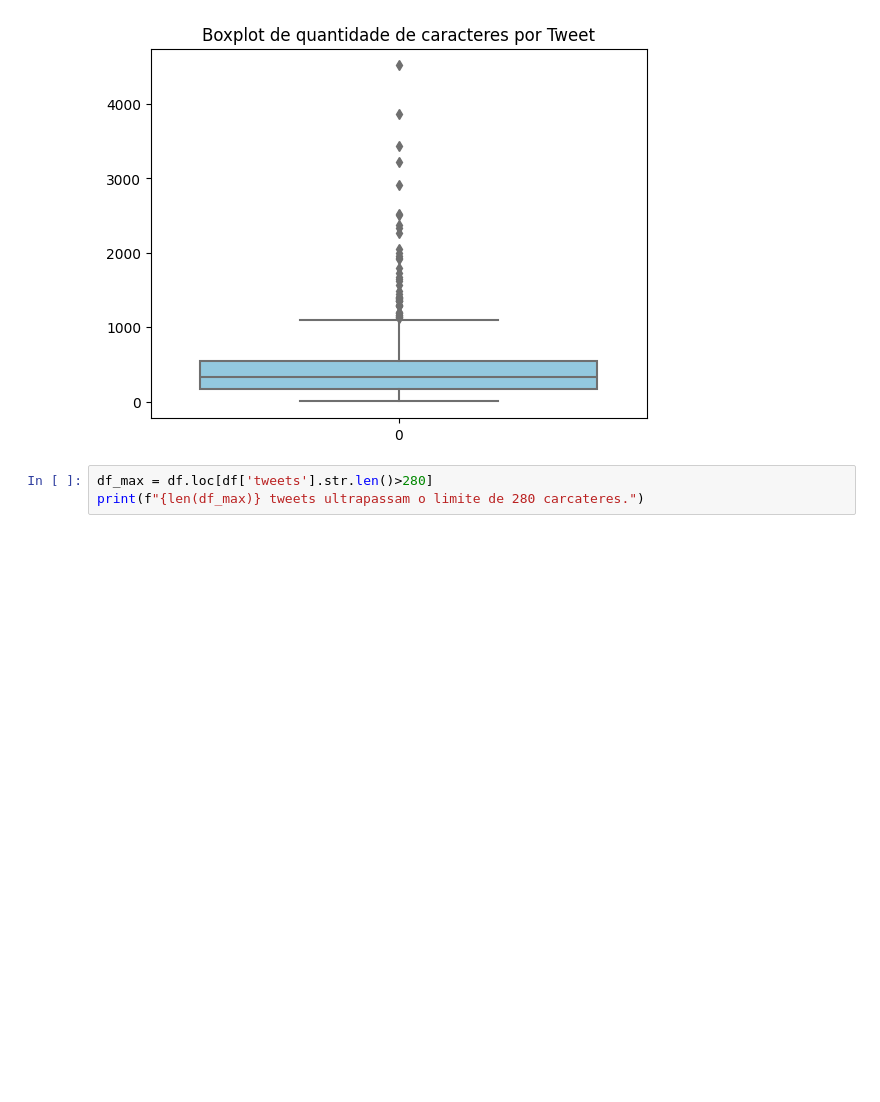
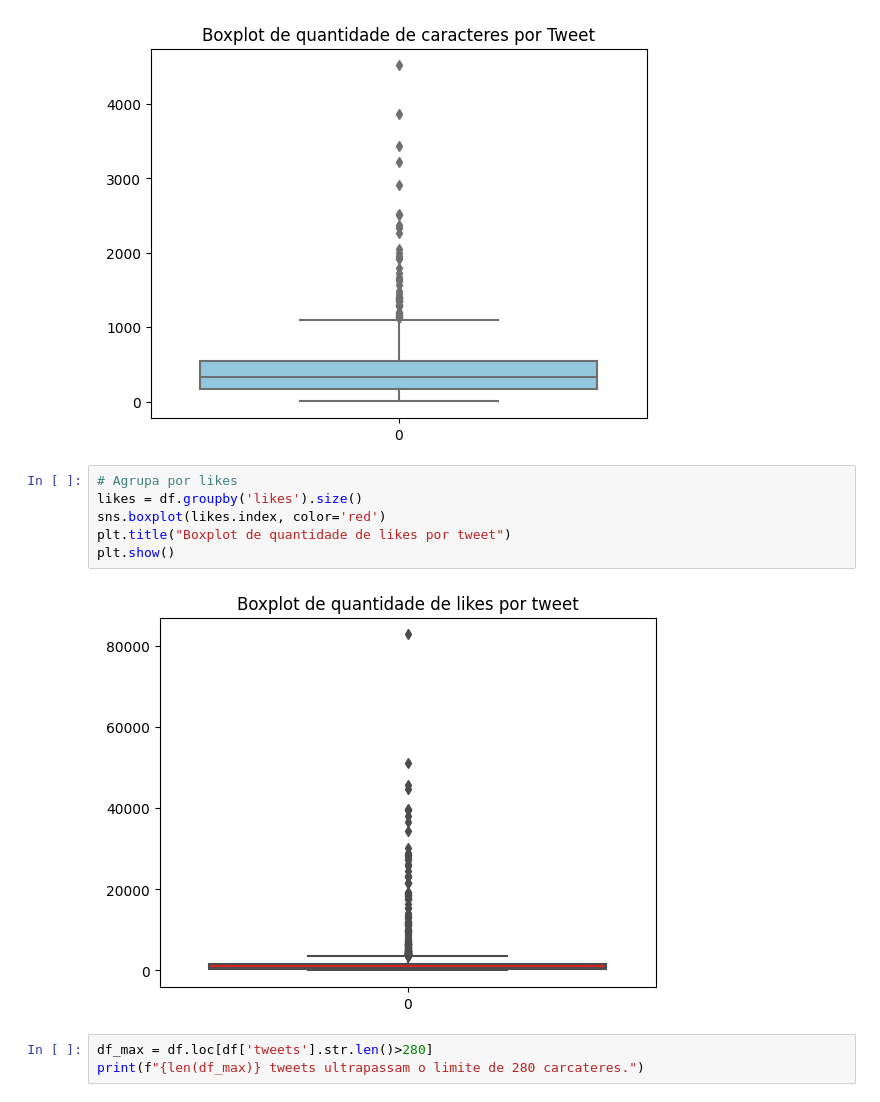
Before and after one commit to aliciamarzola/tp_icd, a Jupyter notebook: LikesPrediction.ipynb, the cells around one changed output. Saved outputs shown, nothing was run; the diff lists cells and outputs as text; blank space fills up the shorter version.

```diff
--- a/LikesPrediction.ipynb
+++ b/LikesPrediction.ipynb
@@ -66,6 +66,14 @@ plt.title("Boxplot de quantidade de caracteres por Tweet")
 plt.show()
 # %% [output]
 [figure]
+# %%
+# Agrupa por likes
+likes = df.groupby('likes').size()
+sns.boxplot(likes.index, color='red')
+plt.title("Boxplot de quantidade de likes por tweet")
+plt.show()
+# %% [output]
+[figure, added]
 # %%
 df_max = df.loc[df['tweets'].str.len()>280]
 print(f"{len(df_max)} tweets ultrapassam o limite de 280 carcateres.")
```
Also changed, not shown: parts of 28 cells of this notebook, 1 other file.
